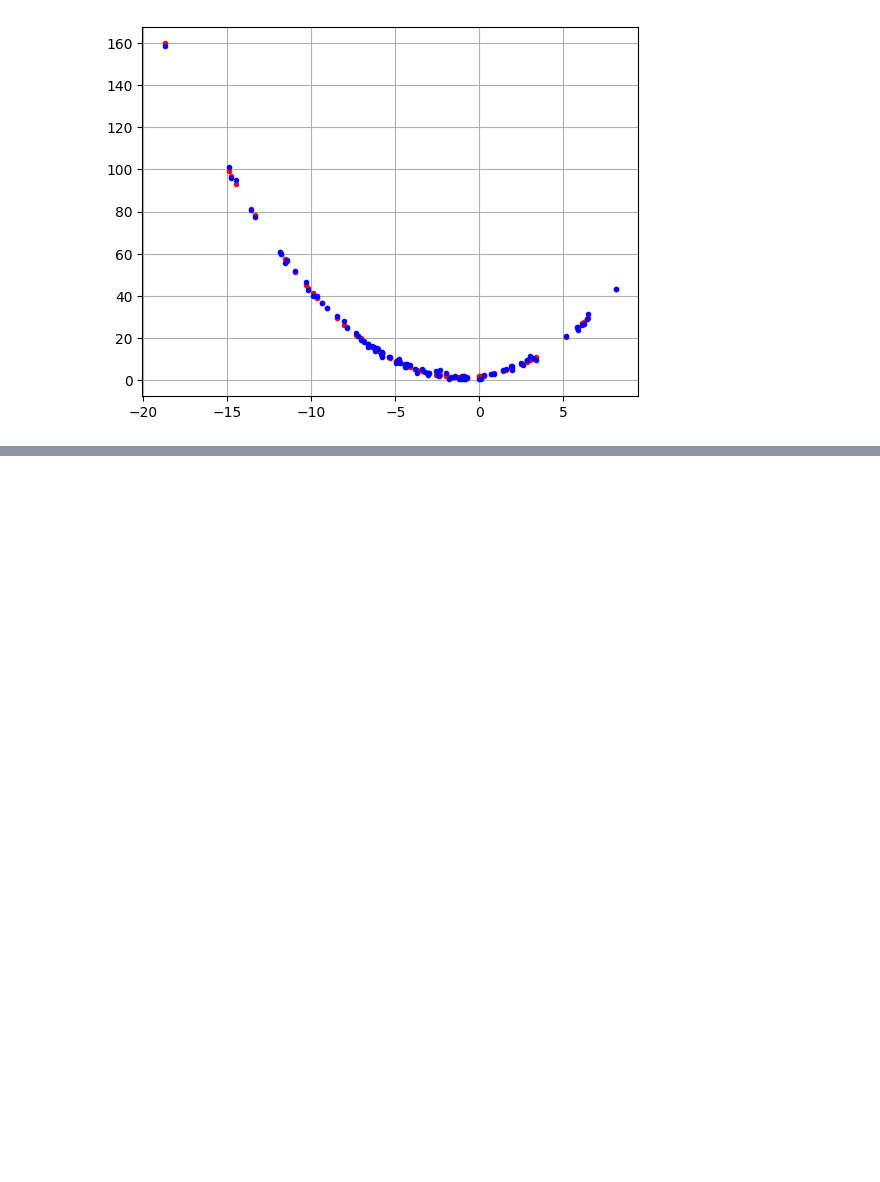
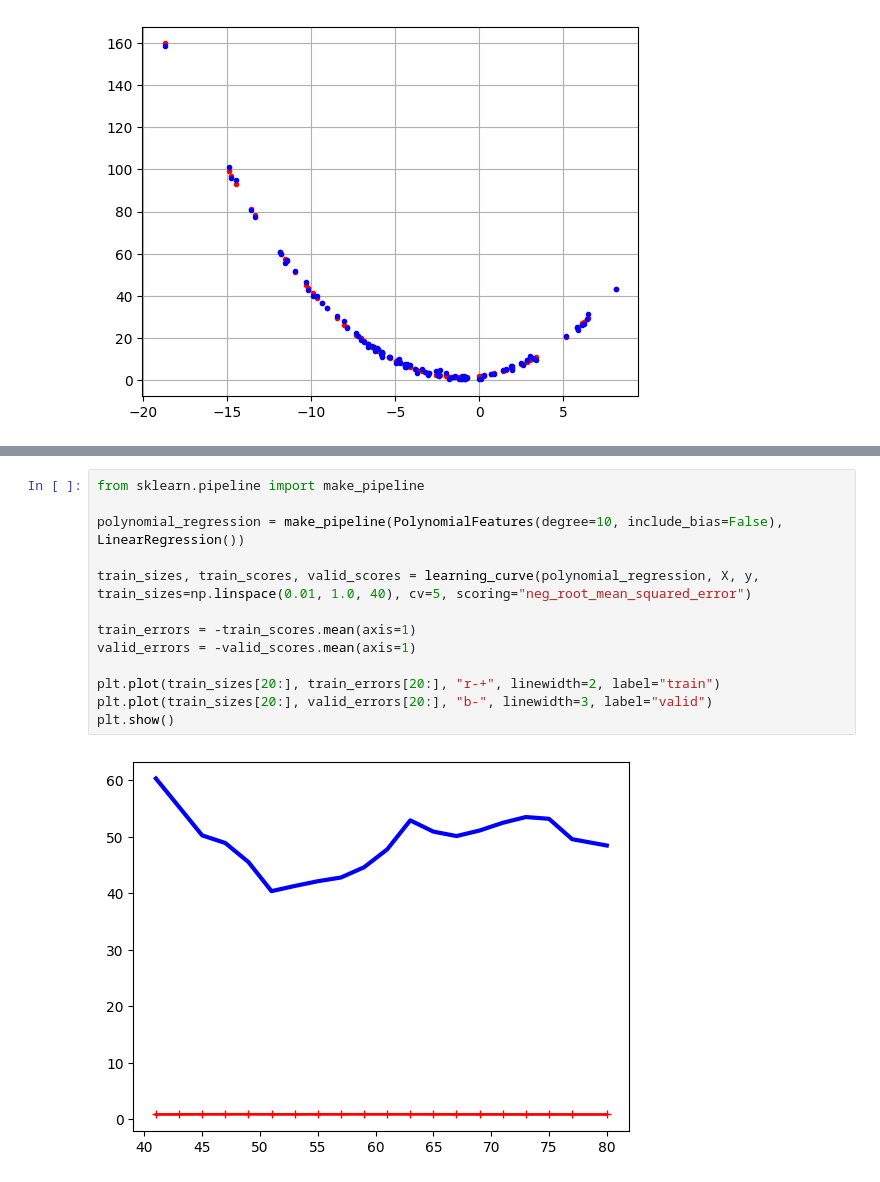
Before and after one commit to dfialho84/ml, a Jupyter notebook: notebooks/chapter04.ipynb, the cells around one changed output, grey strips where cells are left out. Drawn from its saved outputs; the diff is of its cells as text; blank space fills up the shorter version.

```diff
--- a/notebooks/chapter04.ipynb
+++ b/notebooks/chapter04.ipynb
@@ -179,0 +195,15 @@ plt.show()
+# %%
+from sklearn.pipeline import make_pipeline
+
+polynomial_regression = make_pipeline(PolynomialFeatures(degree=10, include_bias=False), LinearRegression())
+
+train_sizes, train_scores, valid_scores = learning_curve(polynomial_regression, X, y, train_sizes=np.linspace(0.01, 1.0, 40), cv=5, scoring="neg_root_mean_squared_error")
+
+train_errors = -train_scores.mean(axis=1)
+valid_errors = -valid_scores.mean(axis=1)
+
+plt.plot(train_sizes[20:], train_errors[20:], "r-+", linewidth=2, label="train")
+plt.plot(train_sizes[20:], valid_errors[20:], "b-", linewidth=3, label="valid")
+plt.show()
+# %% [output]
+[figure, added]
```
Also changed, not shown: parts of 26 cells of this notebook, 16 other files.
